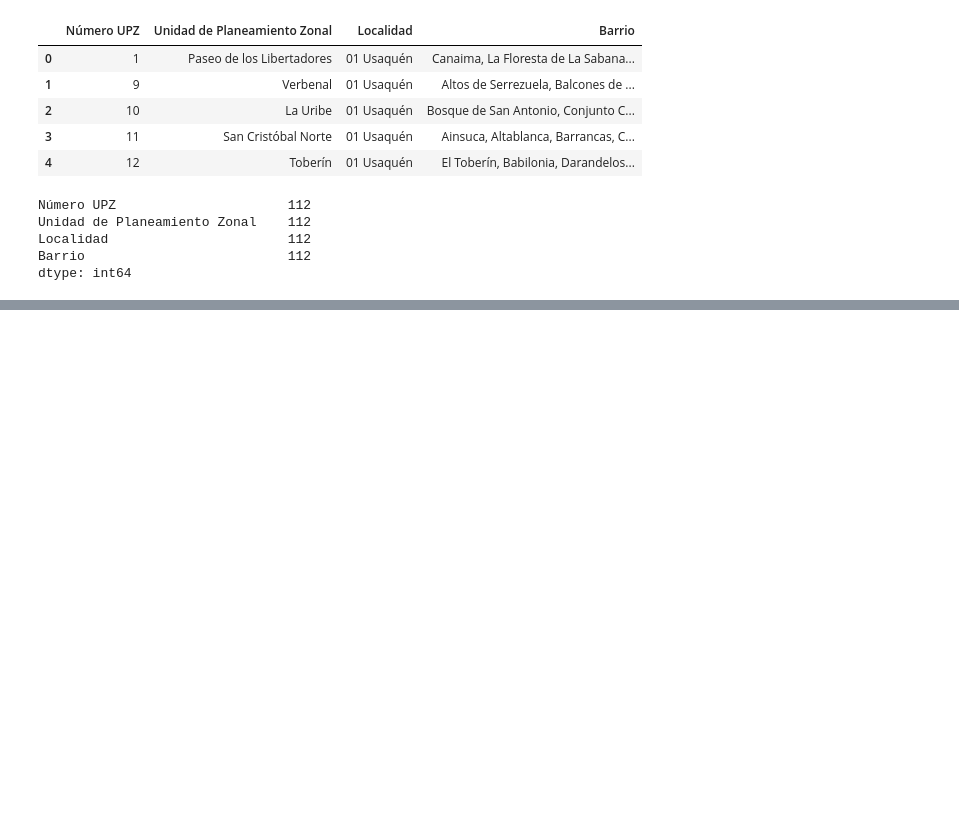
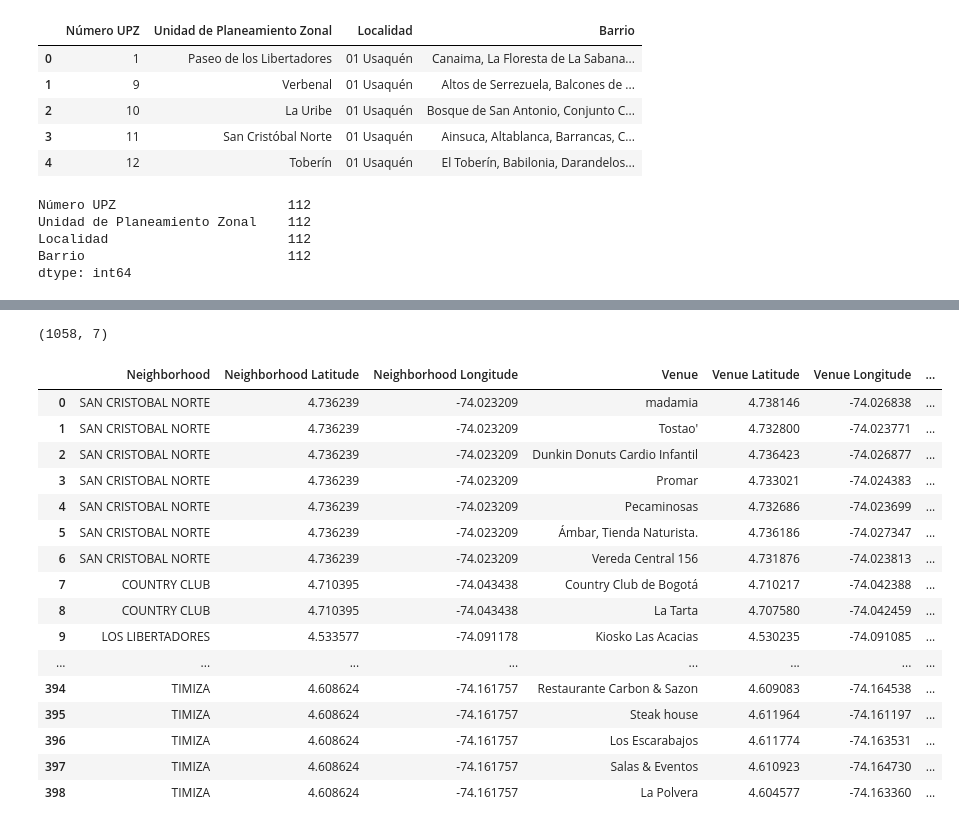
Before and after one commit to johhanrz/Coursera_Capstone, a Jupyter notebook: Neighborhoods in Bogota/Bogota_gym_centers.ipynb, the cells around one changed output, grey strips where cells are left out. Saved outputs shown, nothing was run; the diff lists cells and outputs as text; code cells hidden in the pictures; blank space fills up the shorter version.

```diff
--- a/Neighborhoods in Bogota/Bogota_gym_centers.ipynb
+++ b/Neighborhoods in Bogota/Bogota_gym_centers.ipynb
@@ -29,0 +311,22 @@ dtype: int64
+# %%
+print(bogota_venues.shape)
+bogota_venues
+# %% [output]
+(1058, 7)
+|  | Neighborhood | Neighborhood Latitude | Neighborhood Longitude | Venue | Venue Latitude | Venue Longitude | ... |
+| 0 | SAN CRISTOBAL NORTE | 4.736239 | -74.023209 | madamia | 4.738146 | -74.026838 | ... |
+| 1 | SAN CRISTOBAL NORTE | 4.736239 | -74.023209 | Tostao' | 4.732800 | -74.023771 | ... |
+| 2 | SAN CRISTOBAL NORTE | 4.736239 | -74.023209 | Dunkin Donuts Cardio Infantil | 4.736423 | -74.026877 | ... |
+| 3 | SAN CRISTOBAL NORTE | 4.736239 | -74.023209 | Promar | 4.733021 | -74.024383 | ... |
+| 4 | SAN CRISTOBAL NORTE | 4.736239 | -74.023209 | Pecaminosas | 4.732686 | -74.023699 | ... |
+| 5 | SAN CRISTOBAL NORTE | 4.736239 | -74.023209 | Ámbar, Tienda Naturista. | 4.736186 | -74.027347 | ... |
+| 6 | SAN CRISTOBAL NORTE | 4.736239 | -74.023209 | Vereda Central 156 | 4.731876 | -74.023813 | ... |
+| 7 | COUNTRY CLUB | 4.710395 | -74.043438 | Country Club de Bogotá | 4.710217 | -74.042388 | ... |
+| 8 | COUNTRY CLUB | 4.710395 | -74.043438 | La Tarta | 4.707580 | -74.042459 | ... |
+| 9 | LOS LIBERTADORES | 4.533577 | -74.091178 | Kiosko Las Acacias | 4.530235 | -74.091085 | ... |
+| ... | ... | ... | ... | ... | ... | ... | ... |
+| 394 | TIMIZA | 4.608624 | -74.161757 | Restaurante Carbon & Sazon | 4.609083 | -74.164538 | ... |
+| 395 | TIMIZA | 4.608624 | -74.161757 | Steak house | 4.611964 | -74.161197 | ... |
+| 396 | TIMIZA | 4.608624 | -74.161757 | Los Escarabajos | 4.611774 | -74.163531 | ... |
+| 397 | TIMIZA | 4.608624 | -74.161757 | Salas & Eventos | 4.610923 | -74.164730 | ... |
+| 398 | TIMIZA | 4.608624 | -74.161757 | La Polvera | 4.604577 | -74.163360 | ... |
```
Also changed, not shown: parts of 34 cells of this notebook.
